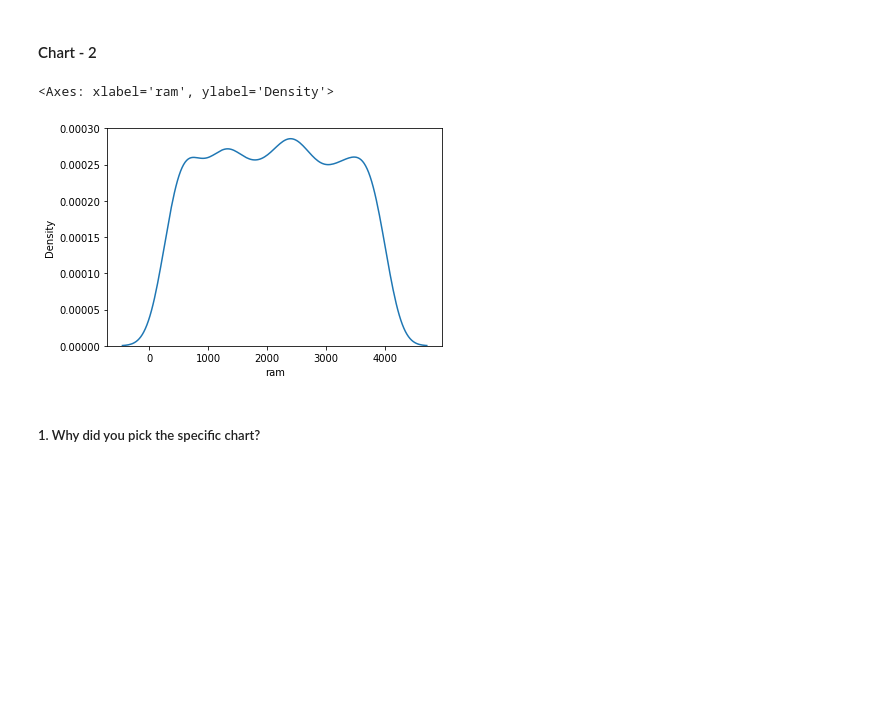
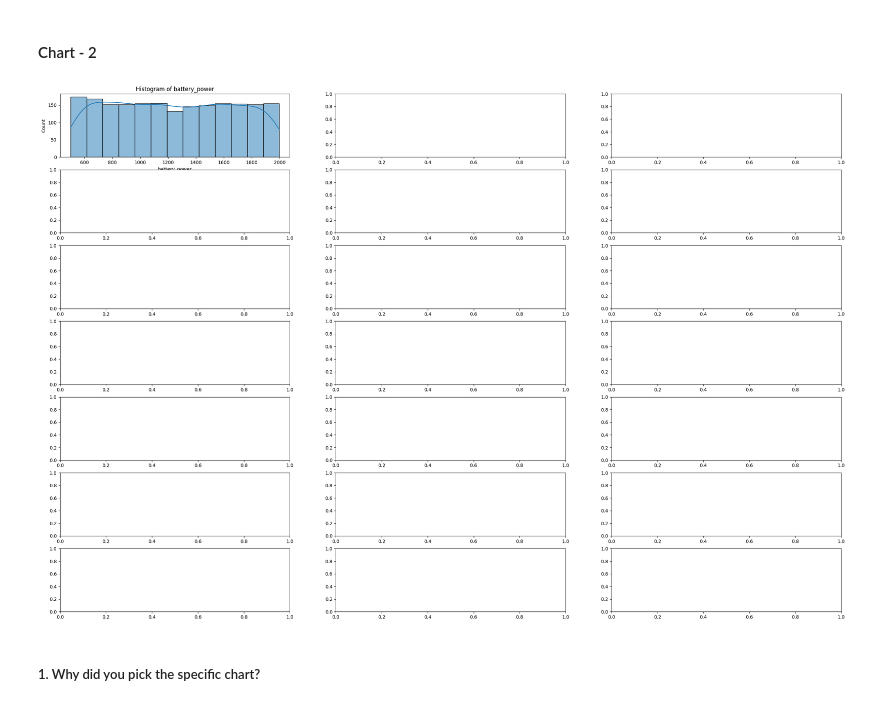
Before and after one commit to rafidddeshmukh/Classification-Mobile_Price_Range_Prediction, a Jupyter notebook: Classification_Mobile_Price_Range_Prediction.ipynb, the cells around one changed output. Cells and saved outputs as stored; diff of their text form; code cells hidden in the pictures; blank space fills up the shorter version.

```diff
--- a/Classification_Mobile_Price_Range_Prediction.ipynb
+++ b/Classification_Mobile_Price_Range_Prediction.ipynb
@@ -298,13 +298,34 @@ Are there any insights that lead to negative growth? Justify with specific reaso
 Answer Here
 # %% [markdown]
 #### Chart - 2
-# %%
-# Chart - 2 visualization code
-# plot density plot of RAM
-sns.kdeplot(data=mobile_df, x='ram')
-# %% [output]
-<Axes: xlabel='ram', ylabel='Density'>
-[figure, removed]
+# %%
+# Chart - 2 visualization code
+
+def plot_histograms(df):
+    """
+    Plots a histogram for each numeric column in a DataFrame.
+
+    Parameters:
+    -----------
+    df : pandas DataFrame
+        The DataFrame containing the columns to plot.
+
+    Returns:
+    --------
+    None
+    """
+    fig, axes = plt.subplots(7, 3, figsize=(30, 20))
+    for i, col in enumerate(df.columns):
+
+        if df[col].dtype != 'object': # plot only numeric columns
+            ax = axes[i//3,i%3]
+            sns.histplot(data=df, x=col, kde=True,ax=ax) # create histogram using Seaborn
+            ax.set_title(f'Histogram of {col}') # set title of plot to column name
+            plt.show() # display the plot
+# %%
+plot_histograms(mobile_df)
+# %% [output]
+[figure, added]
 # %% [markdown]
 ##### 1. Why did you pick the specific chart?
 # %% [markdown]
```
Also changed, not shown: parts of 30 cells of this notebook.
